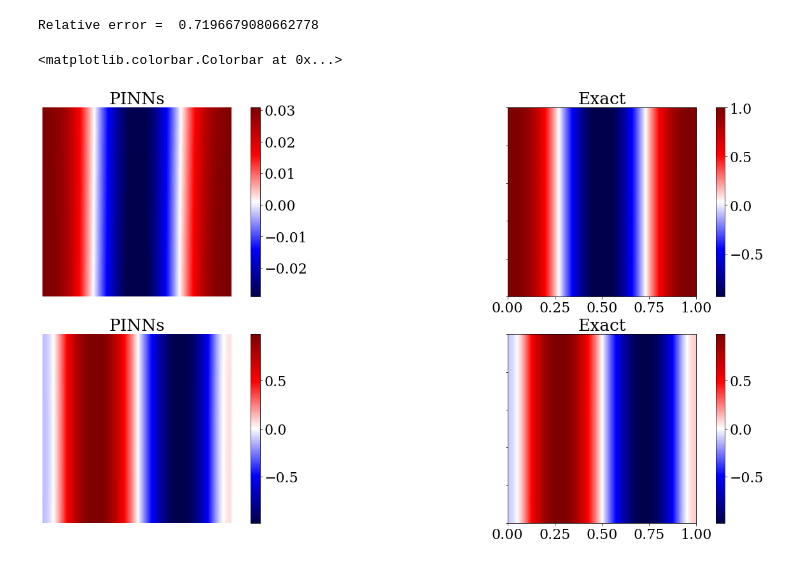
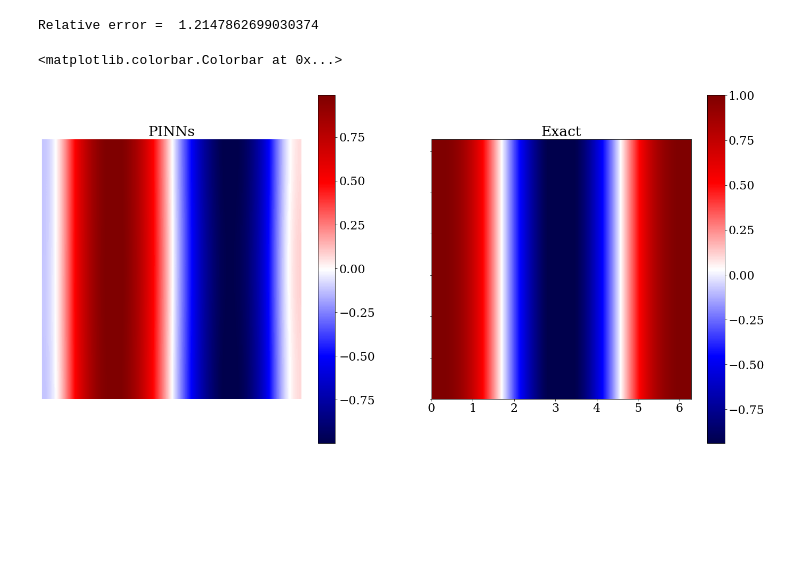
Before and after one commit to pescap/ScattPINNs, a Jupyter notebook: examples/forward/test_H_neumann_eikx.ipynb, the cells around one changed output. Drawn from its saved outputs; the diff is of its cells as text; code cells hidden in the pictures; blank space fills up the shorter version.

```diff
--- a/examples/forward/test_H_neumann_eikx.ipynb
+++ b/examples/forward/test_H_neumann_eikx.ipynb
@@ -130,13 +445,14 @@ Saving test data to /root/shared/ScattPINNs/examples/forward/test.dat ...
 # %%
 import matplotlib.pyplot as plt
 # Square grid with 10 points per wavelength in each direction
-Nx = int(np.ceil(1/wave_len * 10))
+Nx = int(np.ceil(dim_x/wave_len * 10))
 Ny = Nx
 
+def sol(x):
+    return np.exp(1j * k0 * x[:, 0:1])
 
 # Grid points
-xmin, xmax, ymin, ymax = [0, 1, 0, 1]
-
+xmin, xmax, ymin, ymax = [0, dim_x, 0, dim_x]
 plot_grid = np.mgrid[xmin:xmax:Nx * 1j, ymin:ymax:Ny * 1j]
 points = np.vstack((plot_grid[0].ravel(),
                     plot_grid[1].ravel(),
@@ -150,66 +466,43 @@ points_2d = points[:2, :]
 #points[1, in_circ] = radius + wave_len / 10
 #points[2, in_circ] = 0.
 
 # Bounding box tree etc for function evaluations
 
-u = model.predict(points[:2, :].T)
-u = u[:, 0] + 1j* u[:, 1]
-u = u.reshape((Nx, Ny))
+u_sca = model.predict(points[:2, :].T)
+u_sca = u_sca[:, 0] + 1j* u_sca[:, 1]
+u_sca = u_sca.reshape((Nx, Ny))
 
 '''                  Compare against analytical solution                    '''
 # Uncomment to perform comparison, takes a few seconds to run
 
-u_exact = func(points.T)
-u_exact = u_exact[:, 0] + 1j* u_exact[:, 1]
+u_exact = sol(points.T)
 u_exact = u_exact.reshape((Nx, Ny))
-
-diff = u_exact-u
+diff = u_exact-u_sca
 error = np.linalg.norm(diff)/np.linalg.norm(u_exact)
 print('Relative error = ', error)
 
 '''                     Plot field and save figure                          '''
 plt.rc('font', family='serif', size=22)
 
-fig, ((ax1, ax2), (ax3,ax4)) = plt.subplots(2, 2, sharey=True, figsize = (24,12))
+fig, (ax1, ax2) = plt.subplots(1, 2, sharey=True, figsize = (24,12))
 
-pcm = ax1.imshow(np.fliplr(np.real(u)).T,
-           extent=[0,1,0,1],
-           cmap=plt.cm.get_cmap('seismic'), interpolation='spline16', label='Re PINN')
+pcm = ax1.imshow(np.fliplr(np.real(u_sca)).T,
+           extent=[0,dim_x,0,dim_x],
+           cmap=plt.cm.get_cmap('seismic'), interpolation='spline16', label='PINN')
 
 ax1.axis('off')
 fig.colorbar(pcm, ax = ax1)
 
 pcm = ax2.imshow(np.fliplr(np.real(u_exact)).T,
-           extent=[0,1,0,1],
-           cmap=plt.cm.get_cmap('seismic'), interpolation='spline16', label = 'Re Exact')
+           extent=[0,dim_x,0,dim_x],
+           cmap=plt.cm.get_cmap('seismic'), interpolation='spline16', label = 'Exact')
 
 
 #ax1.axis('off')
 ax1.set_title('PINNs')
 ax2.set_title('Exact')
 fig.colorbar(pcm, ax = ax2)
-
-
-pcm = ax3.imshow(np.fliplr(np.imag(u)).T,
-           extent=[0,1,0,1],
-           cmap=plt.cm.get_cmap('seismic'), interpolation='spline16', label='Im PINN')
-
-ax3.axis('off')
-
-
-pcm = ax4.imshow(np.fliplr(np.imag(u_exact)).T,
-           extent=[0,1,0,1],
-           cmap=plt.cm.get_cmap('seismic'), interpolation='spline16', label='Im Exact')
-
-ax3.axis('off')
-
-ax3.set_title('PINNs')
-ax4.set_title('Exact')
-
-
-fig.colorbar(pcm, ax = ax3)
-fig.colorbar(pcm, ax = ax4)
 # %% [output]
-Relative error =  0.7196679080662778
+Relative error =  1.2147862699030374
 <matplotlib.colorbar.Colorbar at 0x...>
-[figure, old version]
+[figure, new version]
```
Also changed, not shown: parts of 3 cells of this notebook, 5 other files.
